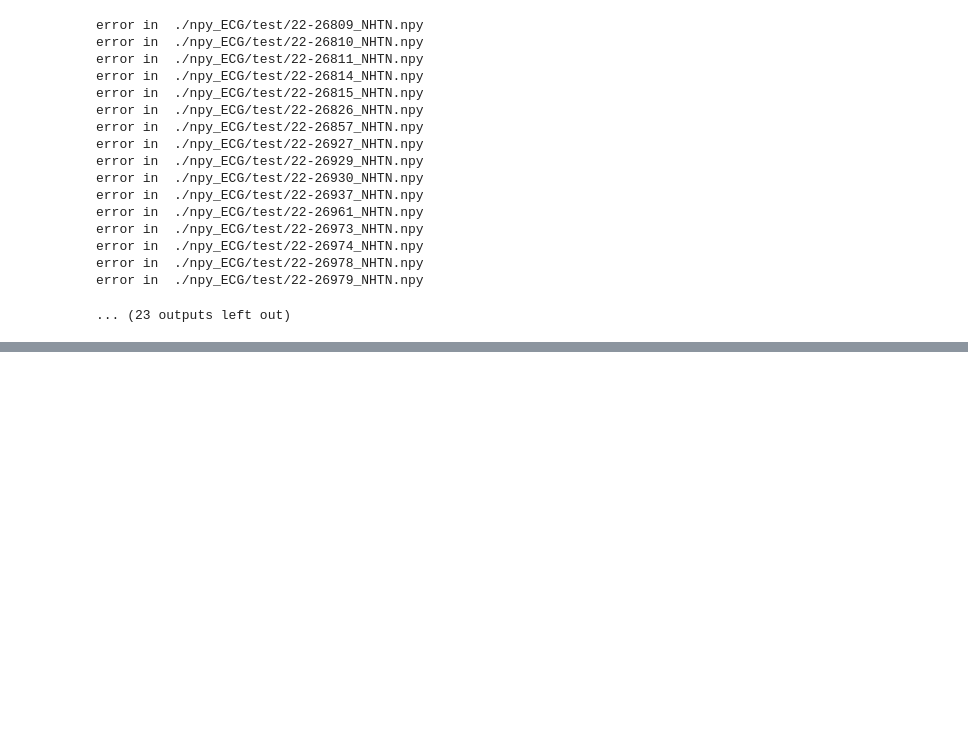
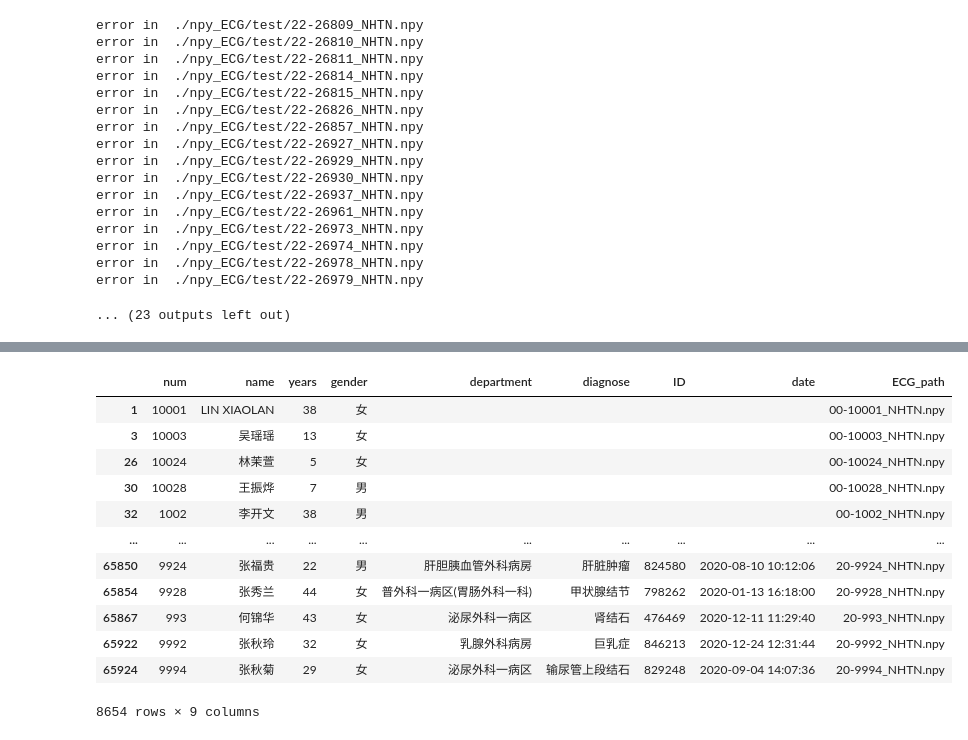
Before and after one commit to LiangBeam9810/Interpretable_HTN, a Jupyter notebook: test_ouput.ipynb, the cells around one changed output, grey strips where cells are left out. Drawn from its saved outputs; the diff is of its cells as text; code cells hidden in the pictures; blank space fills up the shorter version.

```diff
--- a/test_ouput.ipynb
+++ b/test_ouput.ipynb
@@ -619,0 +660,16 @@ error in  ./npy_ECG/test/22-26979_NHTN.npy
+# %%
+df
+# %% [output]
+|  | num | name | years | gender | department | diagnose | ID | date | ECG_path |
+| 1 | 10001 | LIN XIAOLAN | 38 | 女 |  |  |  |  | 00-10001_NHTN.npy |
+| 3 | 10003 | 吴瑶瑶 | 13 | 女 |  |  |  |  | 00-10003_NHTN.npy |
+| 26 | 10024 | 林茉萱 | 5 | 女 |  |  |  |  | 00-10024_NHTN.npy |
+| 30 | 10028 | 王振烨 | 7 | 男 |  |  |  |  | 00-10028_NHTN.npy |
+| 32 | 1002 | 李开文 | 38 | 男 |  |  |  |  | 00-1002_NHTN.npy |
+| ... | ... | ... | ... | ... | ... | ... | ... | ... | ... |
+| 65850 | 9924 | 张福贵 | 22 | 男 | 肝胆胰血管外科病房 | 肝脏肿瘤 | 824580 | 2020-08-10 10:12:06 | 20-9924_NHTN.npy |
+| 65854 | 9928 | 张秀兰 | 44 | 女 | 普外科一病区(胃肠外科一科) | 甲状腺结节 | 798262 | 2020-01-13 16:18:00 | 20-9928_NHTN.npy |
+| 65867 | 993 | 何锦华 | 43 | 女 | 泌尿外科一病区 | 肾结石 | 476469 | 2020-12-11 11:29:40 | 20-993_NHTN.npy |
+| 65922 | 9992 | 张秋玲 | 32 | 女 | 乳腺外科病房 | 巨乳症 | 846213 | 2020-12-24 12:31:44 | 20-9992_NHTN.npy |
+| 65924 | 9994 | 张秋菊 | 29 | 女 | 泌尿外科一病区 | 输尿管上段结石 | 829248 | 2020-09-04 14:07:36 | 20-9994_NHTN.npy |
+8654 rows × 9 columns
```
Also changed, not shown: parts of 16 cells of this notebook, 46 other files.
